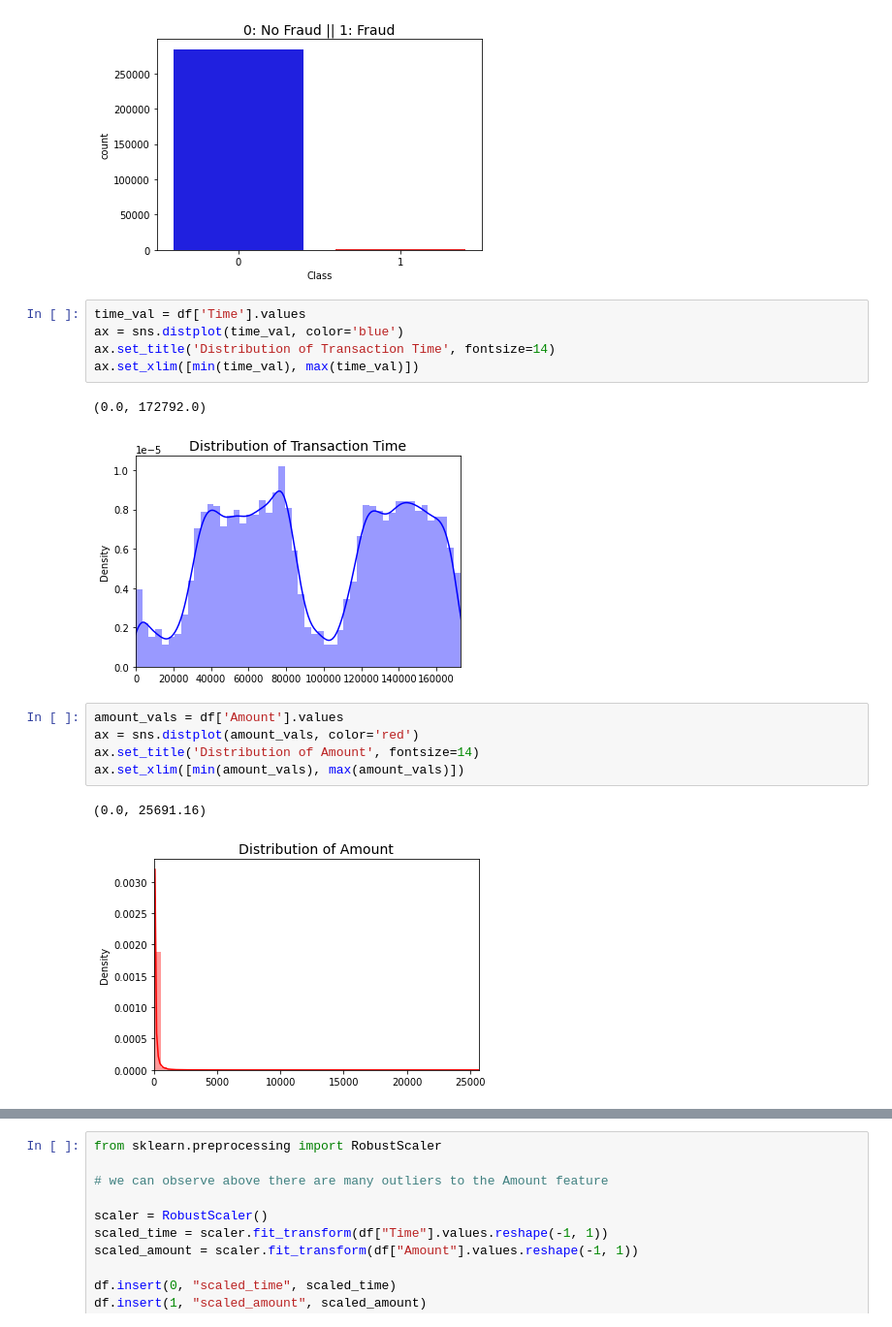
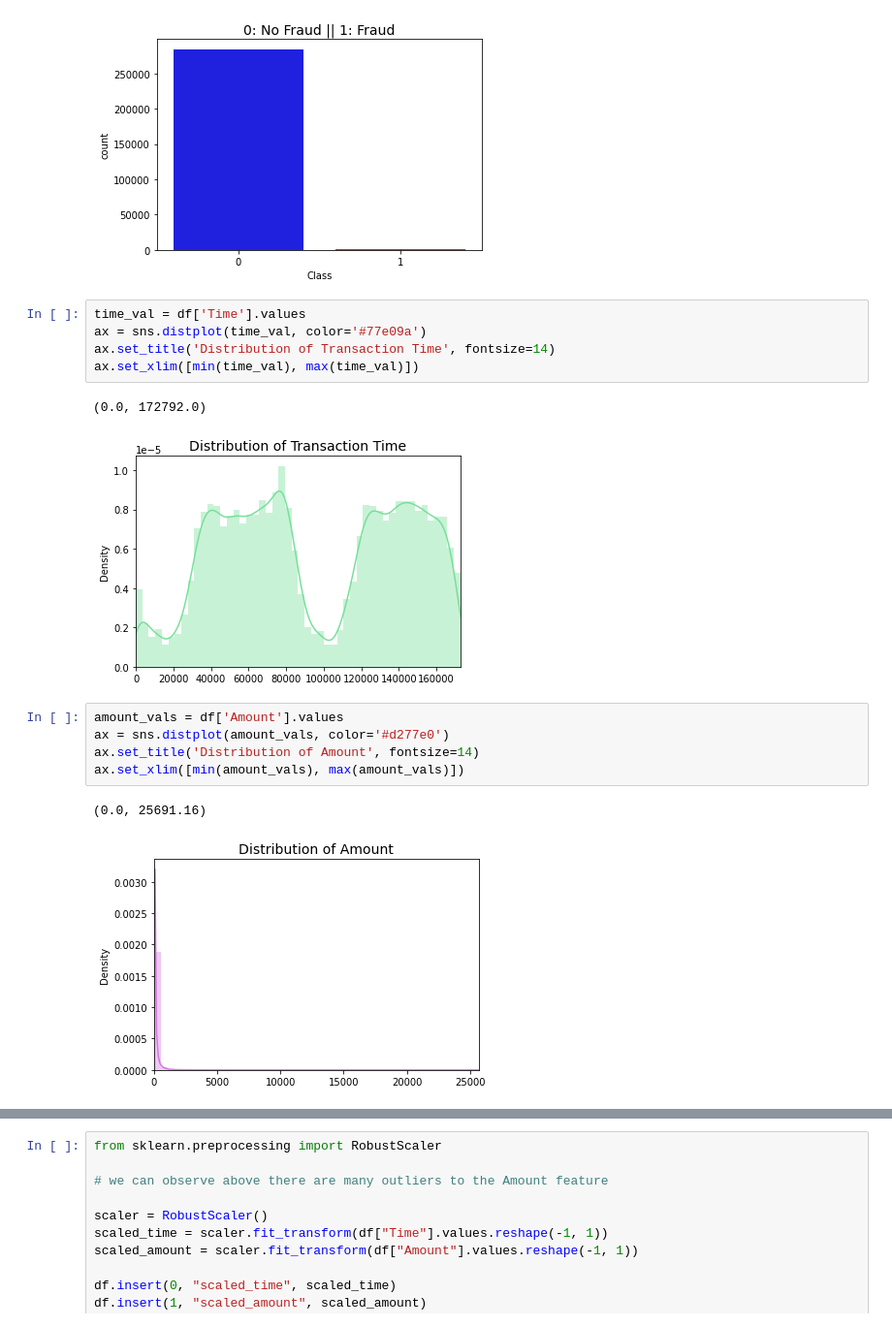
Before and after one commit to raulmarinau/DSIP, a Jupyter notebook: fraud.ipynb, the cells around one changed output, grey strips where cells are left out. Shown at 97% size. Cells and saved outputs as stored; diff of their text form.

```diff
--- a/fraud.ipynb
+++ b/fraud.ipynb
@@ -64,18 +70,18 @@ Text(0.5, 1.0, '0: No Fraud || 1: Fraud')
 [figure]
 # %%
 time_val = df['Time'].values
-ax = sns.distplot(time_val, color='blue')
+ax = sns.distplot(time_val, color='#77e09a')
 ax.set_title('Distribution of Transaction Time', fontsize=14)
 ax.set_xlim([min(time_val), max(time_val)])
 # %% [output]
 (0.0, 172792.0)
-[figure, old version]
+[figure, new version]
 # %%
 amount_vals = df['Amount'].values
-ax = sns.distplot(amount_vals, color='red')
+ax = sns.distplot(amount_vals, color='#d277e0')
 ax.set_title('Distribution of Amount', fontsize=14)
 ax.set_xlim([min(amount_vals), max(amount_vals)])
 # %% [output]
 (0.0, 25691.16)
-[figure, old version]
+[figure, new version]
 # %% [markdown]
```
Also changed, not shown: parts of 15 cells of this notebook.
